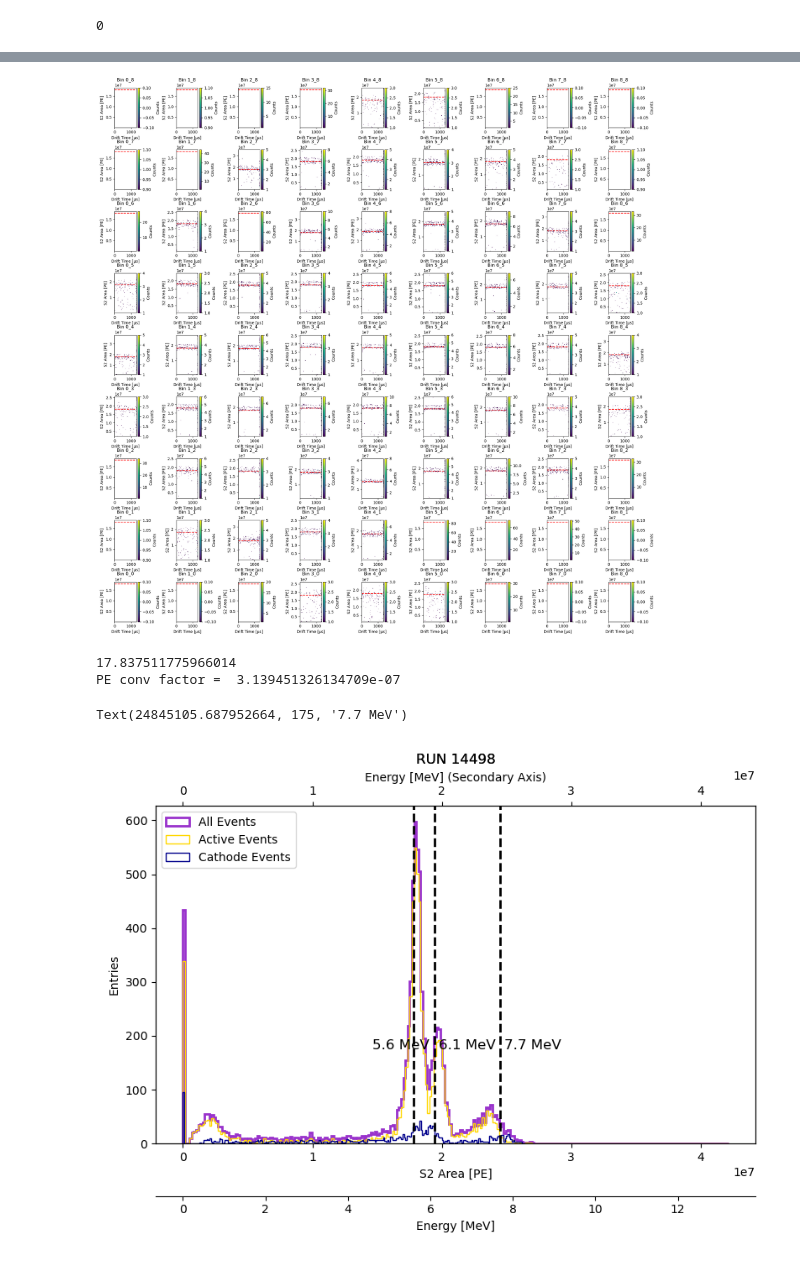
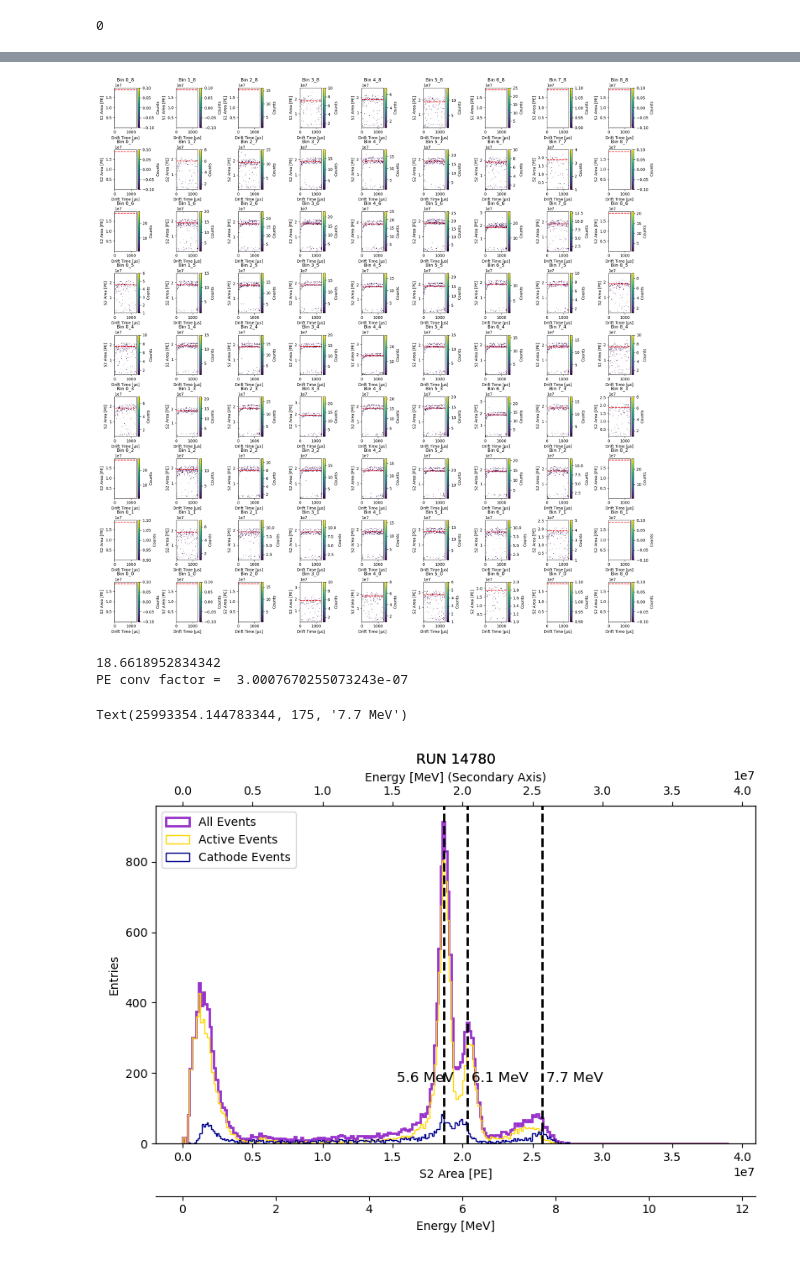
Before and after one commit to kvjmistry/DoubleBeta, a Jupyter notebook: Alphas/notebooks/MakeCalibrationMap.ipynb, the cells around one changed output, grey strips where cells are left out. Saved outputs shown, nothing was run; the diff lists cells and outputs as text; code cells hidden in the pictures.

```diff
--- a/Alphas/notebooks/MakeCalibrationMap.ipynb
+++ b/Alphas/notebooks/MakeCalibrationMap.ipynb
@@ -13,7 +16,8 @@ from scipy.optimize import curve_fit
 # RUN="14180"
 # RUN="13850"
 # RUN="13859"
-RUN="14498"
+# RUN="14498"
+RUN="14780"
 
 # Argon Runs
 if (RUN == "14180" or RUN == "13850"):
@@ -22,6 +26,7 @@ if (RUN == "14180" or RUN == "13850"):
     bound_params = 6.25e5, 0.5e6, 250
     q0_low = 2.5e3
     low_charge_lim = 1e7
+    max_bin_shift = 0.015e7
 
 elif (RUN == "13859"):
     cathode_cut = 755
@@ -29,6 +34,7 @@ elif (RUN == "13859"):
     bound_params = 6.25e5, 0.6e6, 1500
     q0_low = 2.5e3
     low_charge_lim = 1e7
+    max_bin_shift = 0.015e7
 
 # Xenon Runs
 elif (RUN == "14498"):
@@ -37,6 +43,16 @@ elif (RUN == "14498"):
     bound_params = 6.25e5, 0.5e6, 250
     q0_low = 2.5e3
     low_charge_lim = 1e7
+    max_bin_shift = 0.015e7
+
+
+elif (RUN == "14780"):
+    cathode_cut = 1275
+    nbins = 10
+    bound_params = 6.25e5, 0.5e6, 250
+    q0_low = 2.5e3
+    low_charge_lim = 1e7
+    max_bin_shift = 0.025e7
 
 print("The run is:", RUN)
 # %% [output]
@@ -508,7 +526,9 @@ data_properties_lt = pd.merge(data_properties, lifetime_df, on="bin_id", how="le
 q0_max = np.max(data_properties_lt.q0)
 data_properties_lt["S2_areaC"] = data_properties_lt.apply(lambda row: CorrectLifetime(row,"S2_area", q0_max), axis=1)
 data_properties_lt["R"] = np.sqrt(data_properties_lt["x"]*data_properties_lt["x"] + data_properties_lt["y"]*data_properties_lt["y"])
-data_properties_lt["cath_areaC"] = data_properties_lt.apply(lambda row: CorrectLifetimeAvg(row,"cath_area", "deltaT",  mean_lt), axis=1)
+
+data_properties_lt["cath_areaC"] = data_properties_lt.apply(lambda row: CorrectLifetime(row,"cath_area", q0_max), axis=1)
+# data_properties_lt["cath_areaC"] = data_properties_lt.apply(lambda row: CorrectLifetimeAvg(row,"cath_area", "deltaT",  mean_lt), axis=1)
 
 nan_event_ids = data_properties_lt[data_properties_lt['R'].isna()]['event'].values
 print(nan_event_ids)
@@ -583,7 +603,7 @@ plt.tight_layout()
 # Show the plot
 plt.show()
 # %% [output]
-[figure, old version]
+[figure, new version]
 # %%
 # Fit the distribution
 def Gaussian_(x, A, mu, sigma):
@@ -594,6 +614,7 @@ def Line(x, m, c):
     return m*x+c
 # %%
 Radial_Cut = 350
+# max_bin_shift = 0.025e7
 
 # Histogram the S2 energy
 fig, ax1 = plt.subplots(figsize = (8,6))
@@ -612,7 +633,7 @@ ax1.legend(loc="upper left")
 bin_centers = (xbins[:-1] + xbins[1:]) / 2
 
 max_bin_index = np.argmax(counts[1:])  # Index of the bin with the most counts
-max_bin_value = xbins[max_bin_index]+0.015e7
+max_bin_value = xbins[max_bin_index]+max_bin_shift
 
 print(max_bin_value/1e6)
 PE_to_MeV = 5.6/max_bin_value
@@ -625,37 +646,40 @@ ax2 = ax1.twiny()
 ax2.set_xlabel("Energy [MeV] (Secondary Axis)")
 
 # Set limits and fewer tick positions for the secondary x-axis
 ax2.set_xlim(ax1.get_xlim())
 
 
 ax2 = ax1.secondary_xaxis("bottom", functions=(lambda x: x * PE_to_MeV, lambda x: x / PE_to_MeV))
 ax2.set_xlabel("Energy [MeV]")
 ax2.spines['bottom'].set_position(('outward', 45))
 
 fig.tight_layout()
 
 # plt.hist(data_properties_lt[data_properties_lt.R < Radial_Cut].S2_areaC*PE_to_MeV, bins = 1000, histtype = "step", color = "darkorchid", linewidth=2, label = "All Events");
 # plt.xlabel("S2 Area [MeV]")
 # plt.ylabel("Entries")
 
 # # plt.hist(data_properties_active[data_properties_active.cath_area < 50e3].S2_area, bins = 200, histtype = "step");
 # counts, xbins, _ = plt.hist(data_properties_lt[(data_properties_lt.deltaT<794)& (data_properties_lt.R< Radial_Cut)].S2_areaC*PE_to_MeV, bins = 1000, histtype = "step", label="Active Events", color="gold");
 # plt.hist(data_properties_lt[(data_properties_lt.deltaT>794) & (data_properties_lt.R< Radial_Cut)].S2_areaC*PE_to_MeV, bins = 1000, histtype = "step", label="Cathode Events", color="DarkBlue");
 # plt.legend(loc="upper left")
 
 ax1.axvline(5.6/PE_to_MeV, linestyle = "--", color = "k", linewidth = 2)
 ax1.axvline(6.1/PE_to_MeV, linestyle = "--", color = "k", linewidth = 2)
 ax1.axvline(7.7/PE_to_MeV, linestyle = "--", color = "k", linewidth = 2)
 plt.title(f"RUN {RUN}")
 
 ax1.text(4.6/PE_to_MeV, 175, '5.6 MeV', fontsize=12)
 ax1.text(6.2/PE_to_MeV, 175, '6.1 MeV', fontsize=12)
 ax1.text(7.8/PE_to_MeV, 175, '7.7 MeV', fontsize=12)
+
+# ax1.set_xlim(1.7e7,2.4e7)
+# ax1.set_ylim(0,1000)
 # %% [output]
-17.837511775966014
-PE conv factor =  3.139451326134709e-07
+18.6618952834342
+PE conv factor =  3.0007670255073243e-07
-Text(24845105.687952664, 175, '7.7 MeV')
+Text(25993354.144783344, 175, '7.7 MeV')
-[figure, old version]
+[figure, new version]
 # %%
 # 1. Create the 2D histogram
 
```
Also changed, not shown: parts of 16 cells of this notebook, 1 other file.
